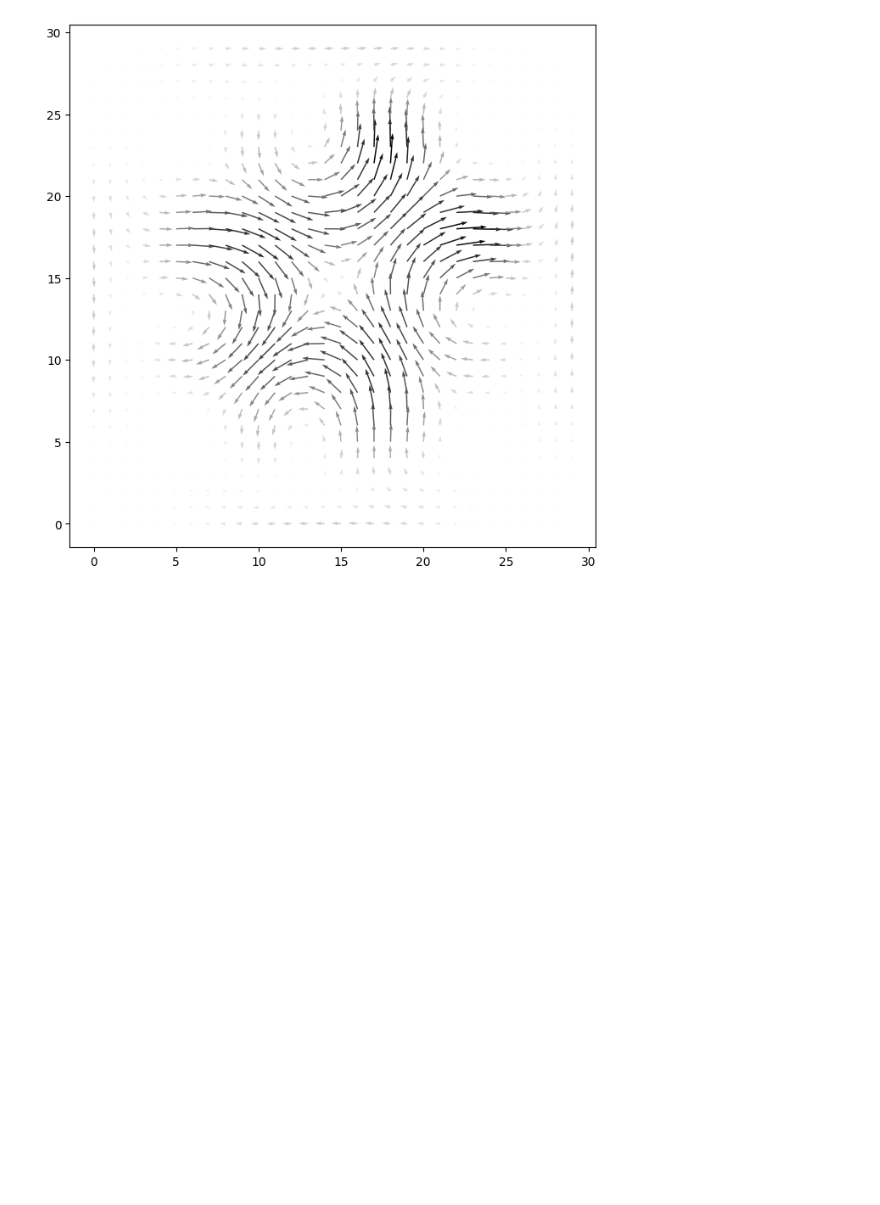
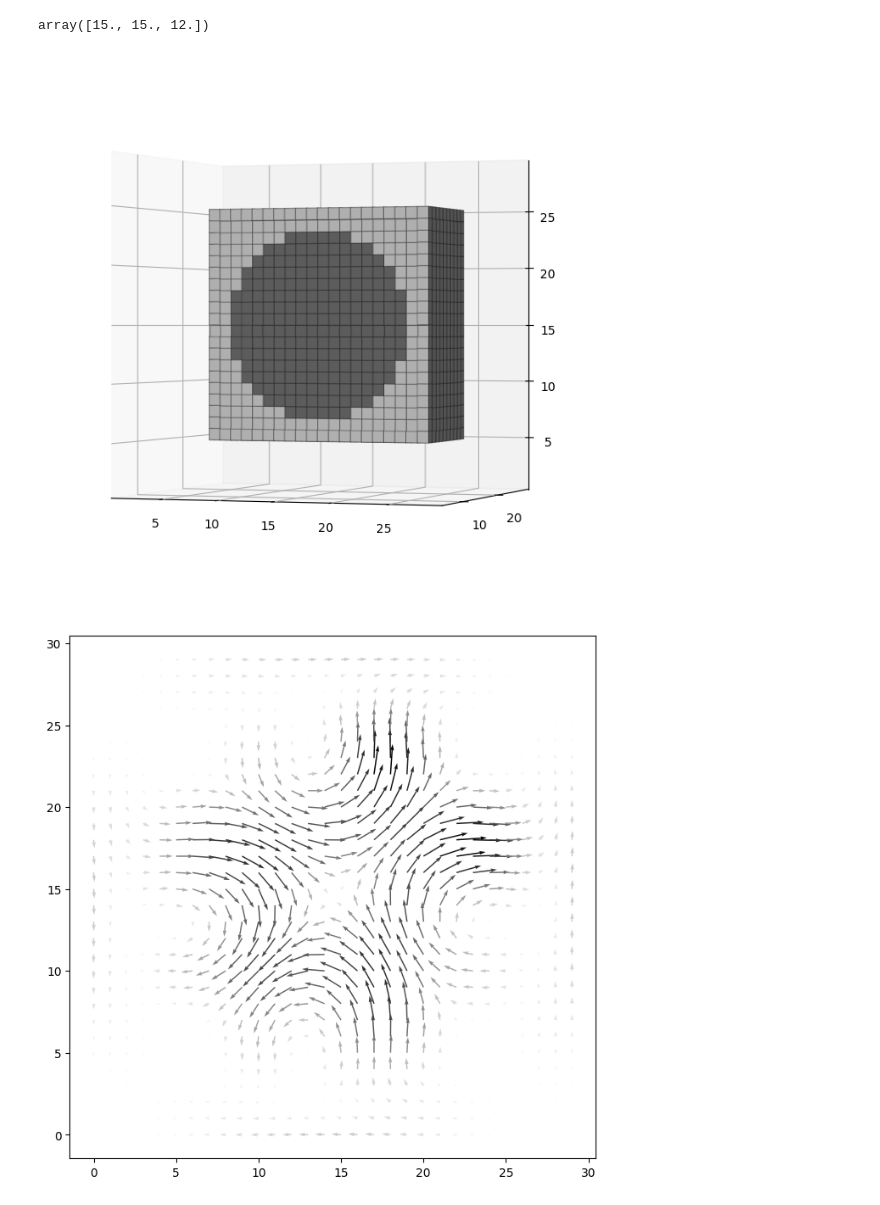
Before and after one commit to joasiee/elastix, a Jupyter notebook: experiments/notebooks/voxels.ipynb, the cells around one changed output. Cells and saved outputs as stored; diff of their text form; code cells hidden in the pictures; blank space fills up the shorter version.

```diff
--- a/experiments/notebooks/voxels.ipynb
+++ b/experiments/notebooks/voxels.ipynb
@@ -9,6 +9,32 @@ import seaborn as sns
 from thesispy.definitions import ROOT_DIR
 
 INSTANCES_PATH = Path('/home/joasiee/Documents/instances/synthetic/scans/')
+# %%
+def generate_sphere(x, y, z, radius, center):
+    return (x - center[0] + 0.5)**2 + (y - center[1] + 0.5)**2 + (z - center[2] + 0.5)**2 < radius**2
+
+def generate_cube(dims, low, high, val=100):
+    cube = np.zeros(dims)
+    cube[low:high, low:high, low:high] = val
+    return cube
+
+def generate_moving_01():
+    cube = generate_cube((30, 30, 30), 5, 25)
+    sphere = generate_sphere(*np.indices(cube.shape), 8, (15, 15, 15))
+    cube[sphere > 0] = 200
+    return cube
+
+def map_sphere(p, radius, center, new_radius):
+    p = np.array(p)
+    center = np.array(center)
+    p -= center
+    dist = np.sqrt(p[0]**2 + p[1]**2 + p[2]**2)
+    p = p / dist * new_radius
+    return p + center
+# %%
+map_sphere((15,15,7), 8, (15, 15, 15), 3)
+# %% [output]
+array([15., 15., 12.])
 # %%
 def get_img_data(path: Path):
     image = sitk.ReadImage(str(path.resolve()))
@@ -92,3 +118,7 @@ data = get_img_data(ROOT_DIR / "output" / "1662904423_synthetic_1_adaptivestocha
+# %%
+plot_voxels(generate_moving_01())
+# %% [output]
+[figure, added]
 # %%
 plot_dvf(data)
 # %% [output]
```
Also changed, not shown: parts of 1 cell of this notebook.
